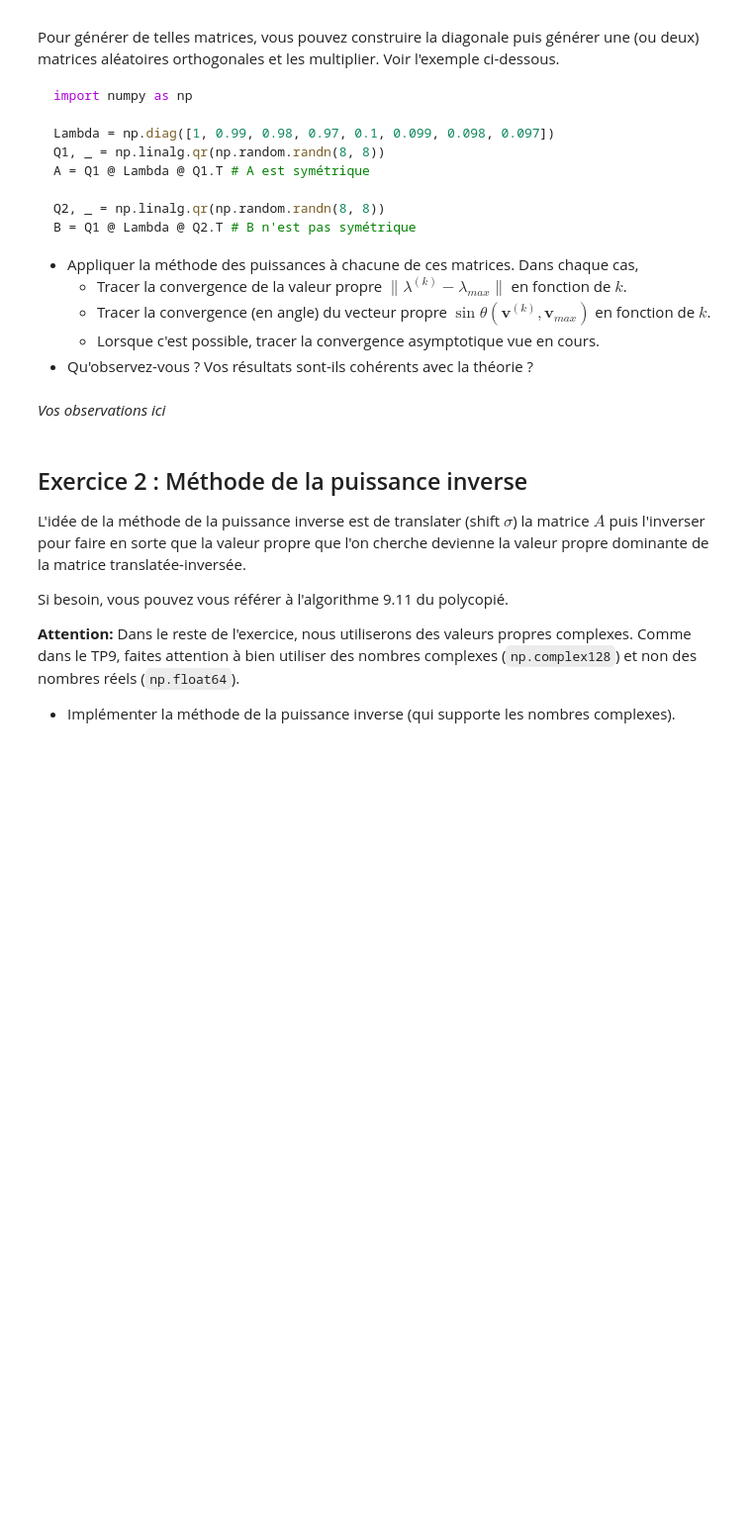
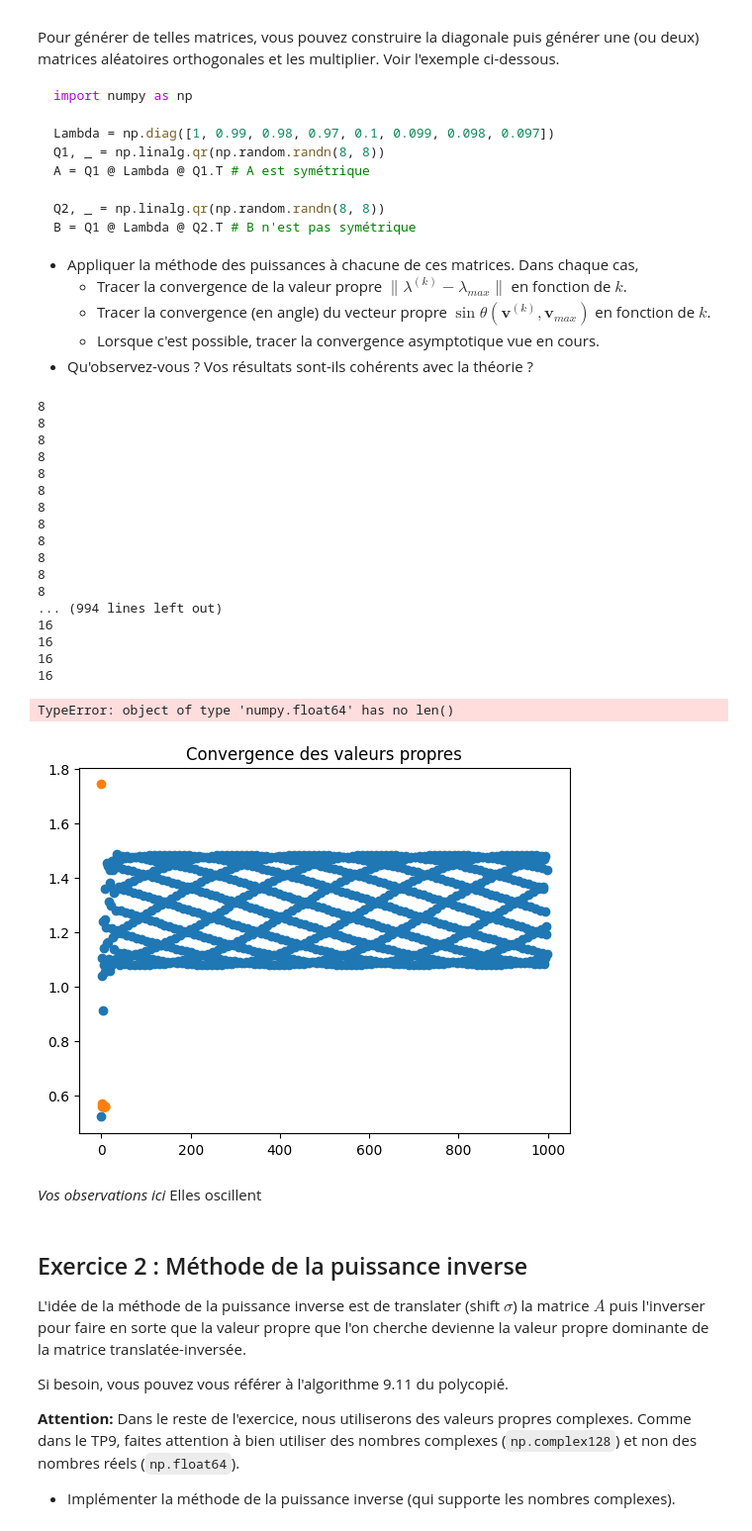
Before and after one commit to Arkanthara/numerical_analysis, a Jupyter notebook: tp10_anum.ipynb, the cells around one changed output. Shown at 99% size. Saved outputs shown, nothing was run; the diff lists cells and outputs as text; code cells hidden in the pictures; blank space fills up the shorter version.

```diff
--- a/tp10_anum.ipynb
+++ b/tp10_anum.ipynb
@@ -49,6 +49,21 @@ def methode_puissance(A, x0, max_iter=1000, tol=1e-6):
         Liste des vecteurs propres calculés à chaque itération.
     """
     # VOTRE CODE ICI
+    lk = []
+    vk = []
+    vk.append(x0)
+    w = np.zeros(len(A))
+    for k in np.arange(max_iter):
+        w = A@vk[k]
+        print(len(w))
+        lk.append(np.conj(w).T @ vk[k])
+        if (np.linalg.norm(w) != 0):
+            vk.append(w/np.linalg.norm(w))
+        else:
+            vk.append(w)
+        if (k > 0 and np.linalg.norm(lk[k] * vk[k + 1] - lk[k-1]*vk[k]) <= tol):
+            return lk, vk
+    return lk, vk
 # %%
 # Test automatique
 Lambda = np.array([[1, 0, 0], [0, 2, 0], [0, 0, 3]])
@@ -90,5 +121,64 @@ B = Q1 @ Lambda @ Q2.T # B n'est pas symétrique
+# %%
+# VOTRE CODE ICI
+lambda_1 = np.diag([1, 0.99, 0.98, 0.97, 0.1, 0.099, 0.098, 0.097])
+Q_1, _ = np.linalg.qr(np.random.randn(8, 8))
+Q_2, _ = np.linalg.qr(np.random.randn(8, 8))
+A_1 = Q_1 @ lambda_1 @ Q_2.T
+
+indice = 15
+liste = []
+liste_2 = []
+liste.append(1.0)
+liste_2.append(1.0)
+liste_2.append(1.0)
+for i in np.arange(indice):
+    liste.append(liste[i]/10.0)
+    liste_2.append(liste_2[i + 1]/10.0)
+lambda_2 = np.diag(liste)
+lambda_4 = np.diag(liste_2)
+Q_3, _ = np.linalg.qr(np.random.randn(len(liste), len(liste)))
+Q_4, _ = np.linalg.qr(np.random.randn(len(liste), len(liste)))
+Q_5, _ = np.linalg.qr(np.random.randn(len(liste_2), len(liste_2)))
+Q_6, _ = np.linalg.qr(np.random.randn(len(liste_2), len(liste_2)))
+A_2 = Q_3 @ lambda_2 @ Q_4.T
+lambda_3 = np.zeros(len(liste))
+lambda_3[0] = 1.0
+A_3 = Q_4 @ lambda_3 @ Q_3.T
+A_4 = Q_5 @ lambda_4 @ Q_6.T
+
+plt.title('Convergence des valeurs propres')
+for i in [A_1, A_2, A_3, A_4]:
+    l, v = methode_puissance(i, np.random.randn(len(i)), 1000, 1e-12)
+    y = []
+    x = []
+    for j in np.arange(len(l)):
+        y.append(np.linalg.norm(l[j] - 1))
+        x.append(j)
+    plt.plot(x, y, 'o')
+plt.show()
+# %% [output]
+8
+8
+8
+8
+8
+8
+8
+8
+8
+8
+8
+8
+... (994 lines left out)
+16
+16
+16
+16
+TypeError: object of type 'numpy.float64' has no len()
+[figure, added]
 # %% [markdown]
 *Vos observations ici*
+Elles oscillent
 # %% [markdown]
 ## Exercice 2 : Méthode de la puissance inverse
 
```
Also changed, not shown: parts of 2 cells of this notebook.
